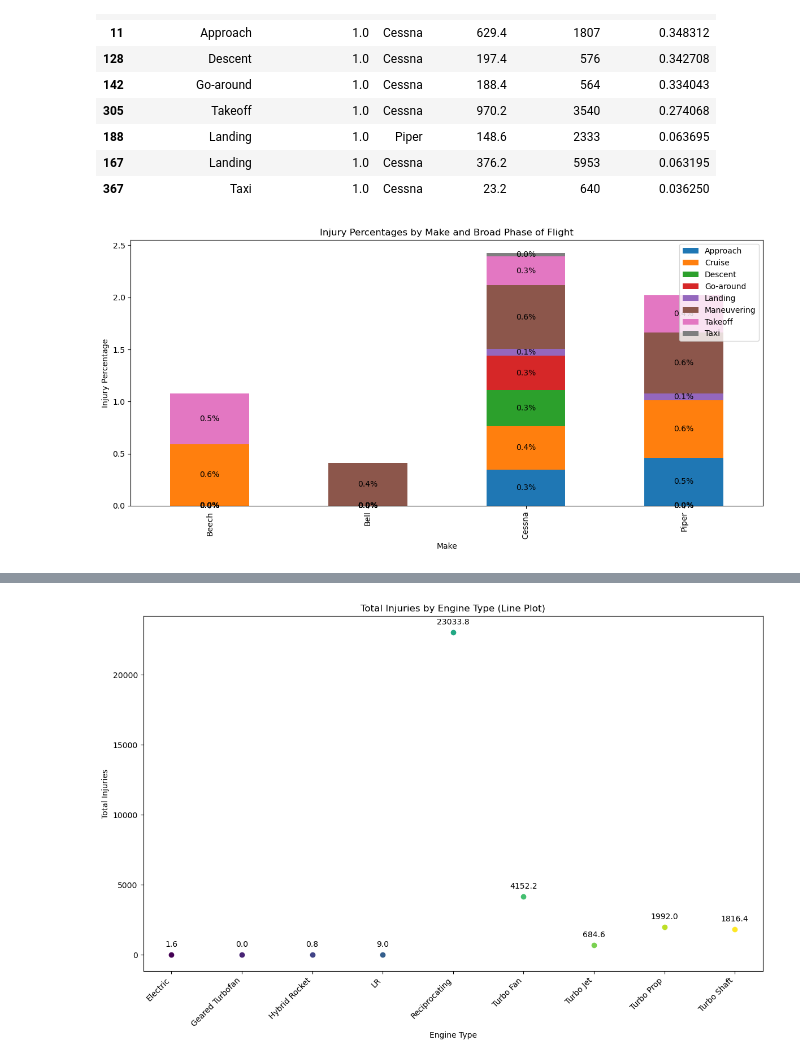
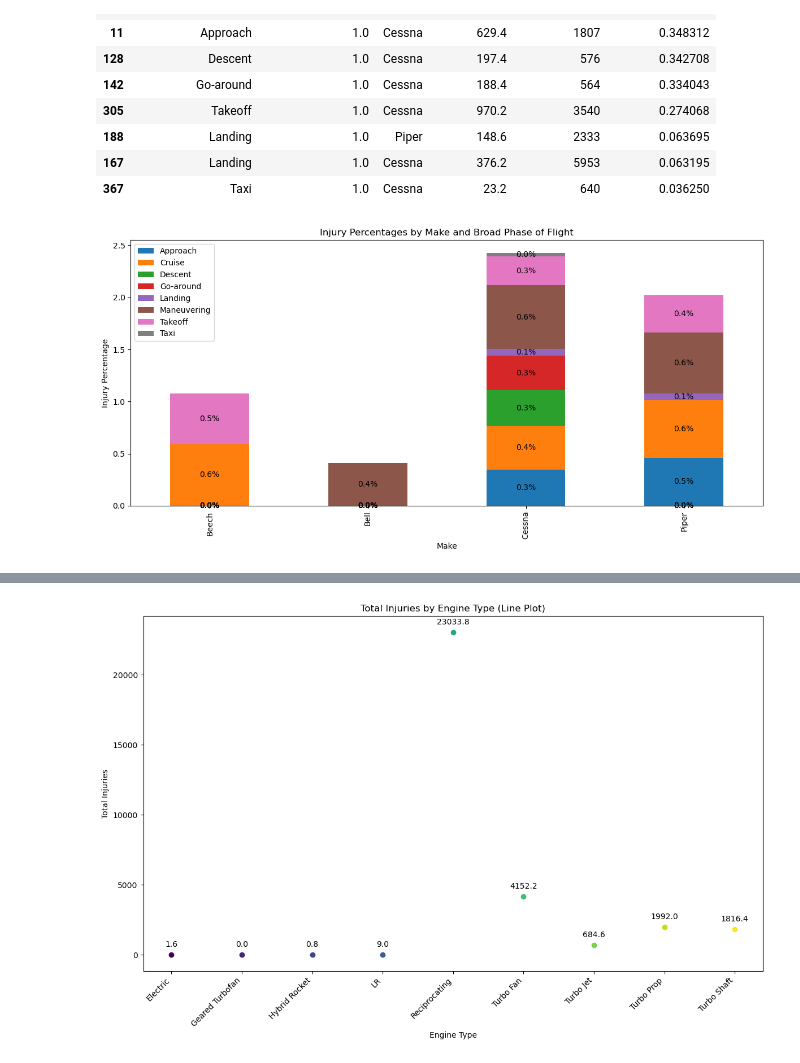
Before and after one commit to nealiyer88/Aviation-Data, a Jupyter notebook: student.ipynb, the cells around one changed output, grey strips where cells are left out. Cells and saved outputs as stored; diff of their text form; code cells hidden in the pictures.

```diff
--- a/student.ipynb
+++ b/student.ipynb
@@ -376,21 +374,21 @@ filtered_phase.sort_values(by='Injury Percentage', ascending=False)
 # %%
 
 # Pivot data for 'Total Injuries'
 # Assuming filtered_phase and pivot_percentage are already defined as per your code
 
 # Creating subplots for the plot of injury percentages
 fig, axes = plt.subplots(figsize=(12, 6))
 
 # Plotting Injury Percentage
 pivot_percentage.plot(kind='bar', stacked=True, ax=axes, title='Injury Percentages by Make and Broad Phase of Flight')
 axes.set_ylabel('Injury Percentage')
-axes.legend(loc='upper right')
+axes.legend(loc='upper left')
 
 # Adding numerical labels for each bar
 for container in axes.containers:
     axes.bar_label(container, fmt='%.1f%%', label_type='center')  # Format labels as percentages with one decimal place
 
 plt.tight_layout()
 plt.show()
 # %% [output]
-[figure, old version]
+[figure, new version]
```
Also changed, not shown: parts of 15 cells of this notebook.
